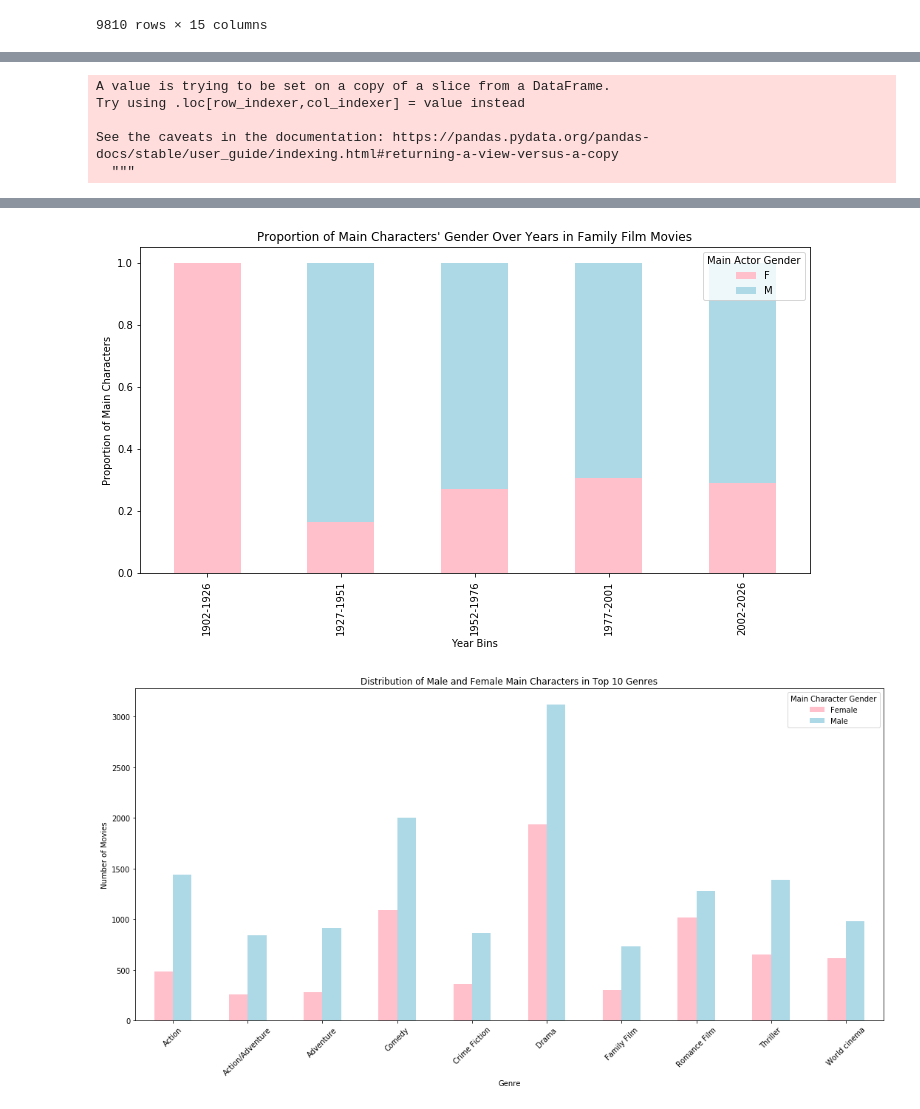
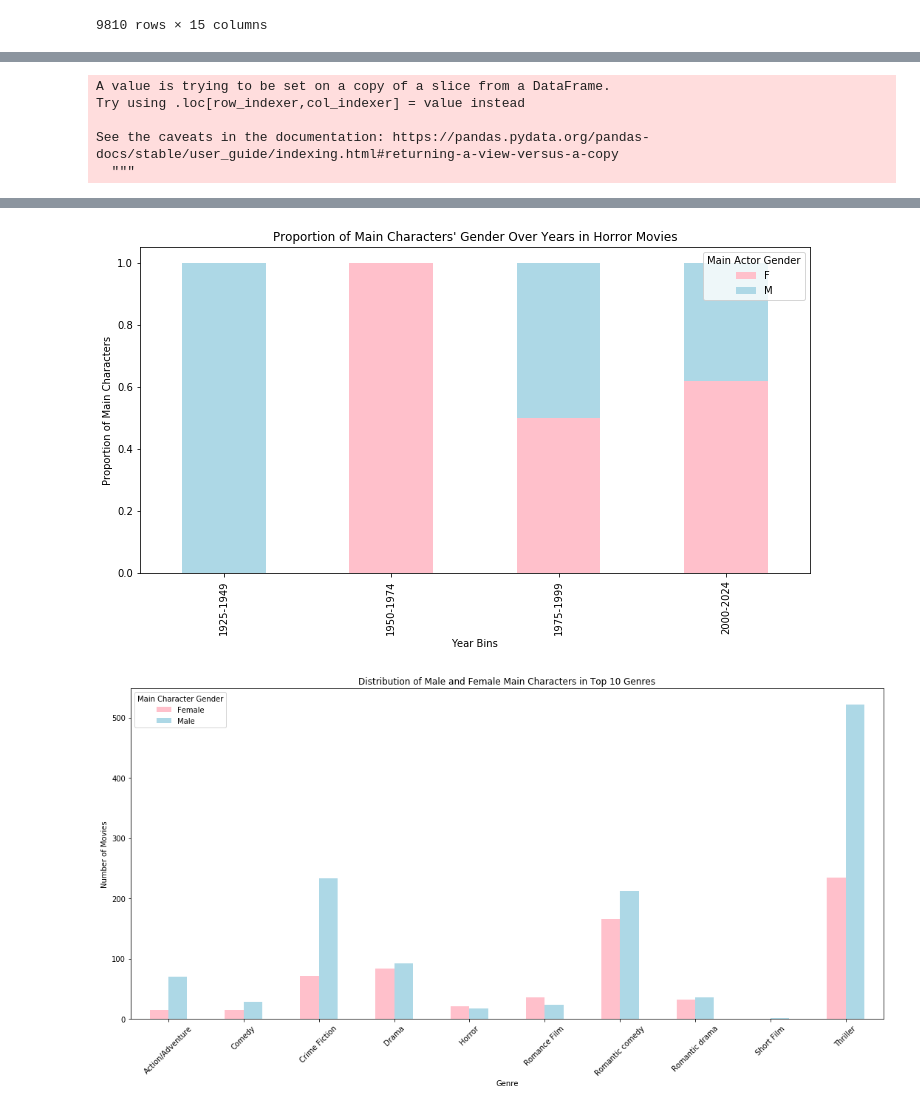
Before and after one commit to epfl-ada/ada-2023-project-badafixm01, a Jupyter notebook: Character and movie metadata analysis.ipynb, the cells around one changed output, grey strips where cells are left out. Cells and saved outputs as stored; diff of their text form; code cells hidden in the pictures.

```diff
--- a/Character and movie metadata analysis.ipynb
+++ b/Character and movie metadata analysis.ipynb
@@ -421,0 +441,7 @@ df_movie_gender
+# %%
+df_movie_gender_filtered = df_movie_gender.dropna(subset=['Movie box office revenue'])
+
+# Calculate the percentage of rows without box office revenue
+percentage_revenue = (len(df_movie_gender_filtered) / len(df_movie_gender)) * 100
+
+print(f"Percentage of movies with Box Office Revenue: {round(percentage_revenue, 2)}% which is equal to {len(df_movie_gender_filtered)} movies")
@@ -422,13 +450,10 @@ df_movie_gender
 # %%
-# Explode the DataFrame by 'Genre'
-exploded_df_movie_gender = df_movie_gender.explode('Movie genres')
-
 # Count the frequency of each genre and get the 10 most frequent genres
-top_10_genres = exploded_df_movie_gender['Movie genres'].value_counts().head(10).index.tolist()
+top_10_genres = df_movie['Movie genres'].value_counts().head(10).index.tolist()
 
 # Filter the DataFrame to keep only movies belonging to the top 10 genres
-filtered_df_movie_gender = exploded_df_movie_gender[exploded_df_movie_gender['Movie genres'].isin(top_10_genres)]
+df_movie_gender_genre = df_movie_gender_filtered[df_movie_gender_filtered['Movie genres'].isin(top_10_genres)]
 
-filtered_df_movie_gender
+df_movie_gender_genre
 # %% [output]
 |  | Wikipedia movie ID | Freebase movie ID | Movie name | Movie box office revenue | Movie runtime | ... |
@@ -447,5 +521,5 @@ filtered_df_movie_gender
 # %%
-grouped_df = filtered_df_movie_gender.groupby(['Movie genres', 'Movie release year', 'Main Character Gender']).size().unstack(fill_value=0)
+grouped_df = df_movie_gender_genre.groupby(['Movie genres', 'Movie release year', 'Main Character Gender']).size().unstack(fill_value=0)
 
 # Plot data for each of the top genres
 for genre in top_10_genres:
@@ -473,12 +547,12 @@ for genre in top_10_genres:
 # %%
 # Create year bins
-bins = range(int(filtered_df_movie_gender['Movie release year'].min()),
-             int(filtered_df_movie_gender['Movie release year'].max()) + 25, 25)
+bins = range(int(df_movie_gender_genre['Movie release year'].min()),
+             int(df_movie_gender_genre['Movie release year'].max()) + 25, 25)
 labels = [f'{i}-{i+24}' for i in bins[:-1]]
-filtered_df_movie_gender['Year Bin'] = pd.cut(filtered_df_movie_gender['Movie release year'], bins=bins, labels=labels, right=False)
+df_movie_gender_genre['Year Bin'] = pd.cut(df_movie_gender_genre['Movie release year'], bins=bins, labels=labels, right=False)
 
 # Group and aggregate data
-grouped_df = filtered_df_movie_gender.groupby(['Movie genres', 'Year Bin', 'Main Character Gender']).size().unstack(fill_value=0)
+grouped_df = df_movie_gender_genre.groupby(['Movie genres', 'Year Bin', 'Main Character Gender']).size().unstack(fill_value=0)
 
 # Define colors for each gender
 colors = {'F': 'pink', 'M': 'lightblue'}
@@ -512,12 +586,12 @@ See the caveats in the documentation: https://pandas.pydata.org/pandas-docs/stab
 # %%
 # Create year bins
-bins = range(int(filtered_df_movie_gender['Movie release year'].min()),
-             int(filtered_df_movie_gender['Movie release year'].max()) + 25, 25)
+bins = range(int(df_movie_gender_genre['Movie release year'].min()),
+             int(df_movie_gender_genre['Movie release year'].max()) + 25, 25)
 labels = [f'{i}-{i+24}' for i in bins[:-1]]
-filtered_df_movie_gender['Year Bin'] = pd.cut(filtered_df_movie_gender['Movie release year'], bins=bins, labels=labels, right=False)
+df_movie_gender_genre['Year Bin'] = pd.cut(df_movie_gender_genre['Movie release year'], bins=bins, labels=labels, right=False)
 
 # Group and aggregate data
-grouped_df = filtered_df_movie_gender.groupby(['Movie genres', 'Year Bin', 'Main Character Gender']).size()
+grouped_df = df_movie_gender_genre.groupby(['Movie genres', 'Year Bin', 'Main Character Gender']).size()
 # Calculate proportions
 grouped_df = grouped_df.groupby(level=[0, 1]).apply(lambda x: x / float(x.sum())).unstack(fill_value=0)
 
@@ -552,7 +626,7 @@ See the caveats in the documentation: https://pandas.pydata.org/pandas-docs/stab
-[figure, old version]
+[figure, new version]
 # %%
 # Group by 'Genre' and 'Main Character Gender' and count
-genre_gender_counts = filtered_df_movie_gender.groupby(['Movie genres', 'Main Character Gender']).size().unstack(fill_value=0)
+genre_gender_counts = df_movie_gender_genre.groupby(['Movie genres', 'Main Character Gender']).size().unstack(fill_value=0)
 
 # Plotting
 fig, ax = plt.subplots(figsize=(15, 8))
@@ -566,5 +640,5 @@ plt.xticks(rotation=45)
 plt.tight_layout()
 plt.show()
 # %% [output]
-[figure, old version]
+[figure, new version]
 # %%
```
Also changed, not shown: parts of 15 cells of this notebook, 1 other file.
